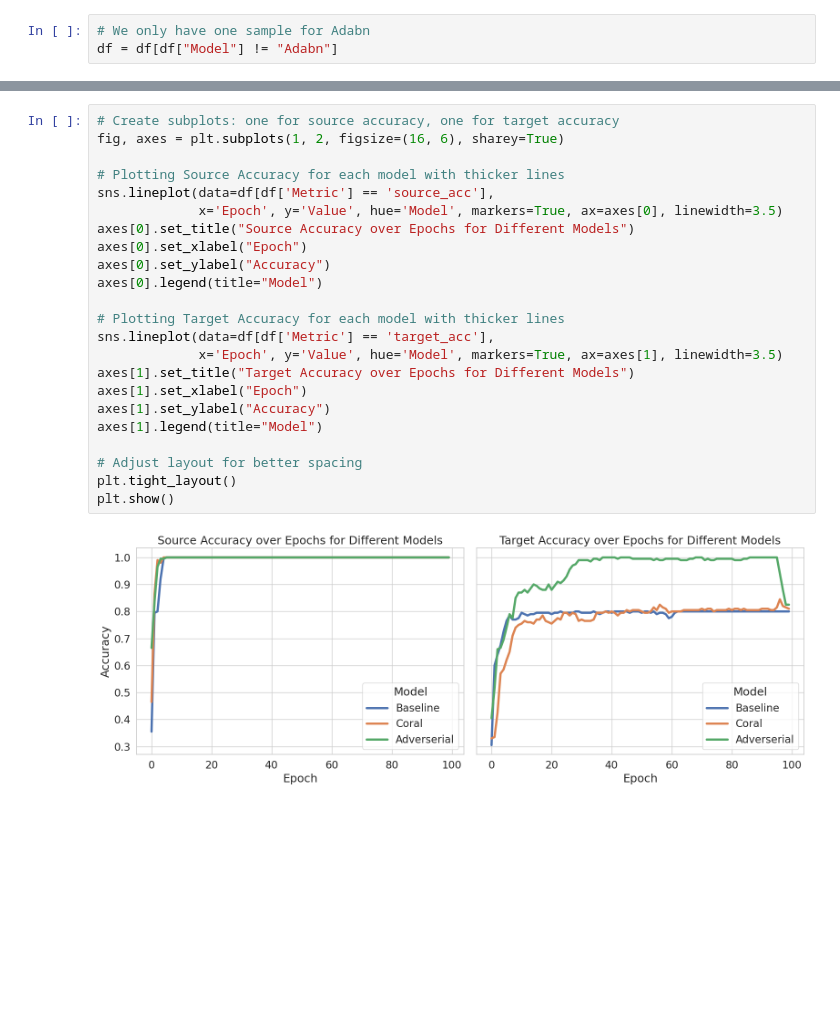
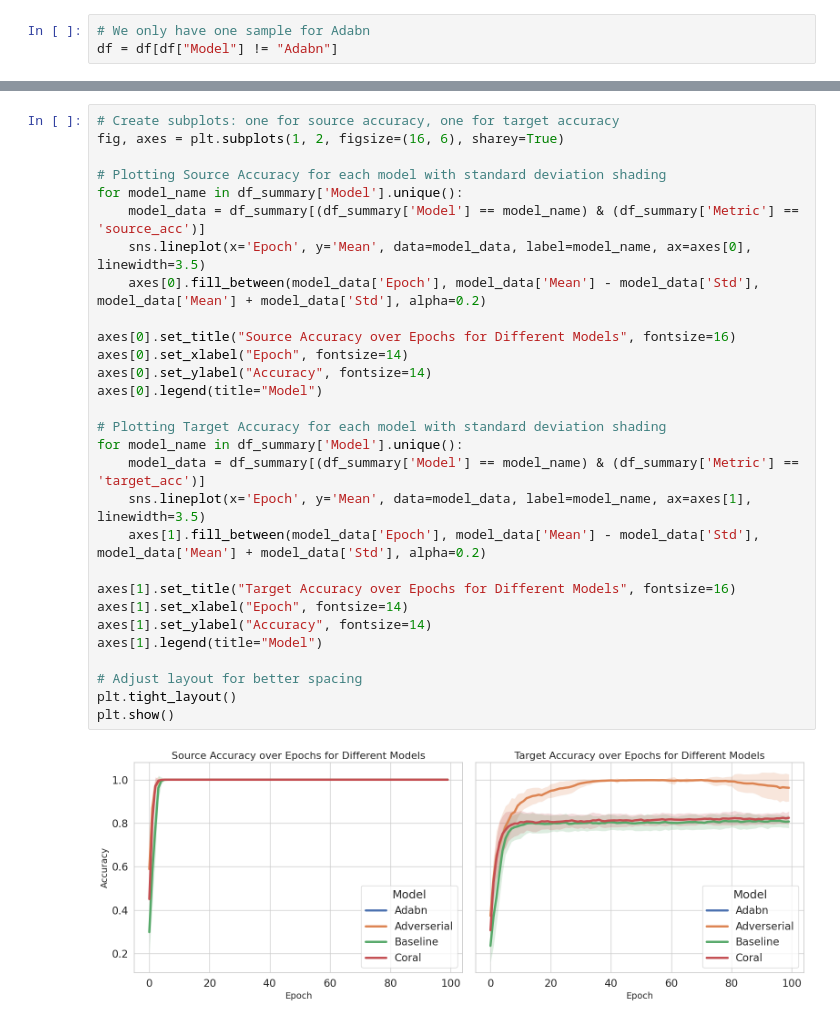
Before and after one commit to lars-quaedvlieg/CIVIL-426-Assignments, a Jupyter notebook: Assignment 4/Excerice/src/analysis.ipynb, the cells around one changed output, grey strips where cells are left out. Saved outputs shown, nothing was run; the diff lists cells and outputs as text; blank space fills up the shorter version.

Commit message:
Add multiple runs data

```diff
--- a/Assignment 4/Excerice/src/analysis.ipynb
+++ b/Assignment 4/Excerice/src/analysis.ipynb
@@ -88,25 +177,31 @@ plt.show()
 # %%
 # Create subplots: one for source accuracy, one for target accuracy
 fig, axes = plt.subplots(1, 2, figsize=(16, 6), sharey=True)
 
-# Plotting Source Accuracy for each model with thicker lines
-sns.lineplot(data=df[df['Metric'] == 'source_acc'],
-             x='Epoch', y='Value', hue='Model', markers=True, ax=axes[0], linewidth=3.5)
-axes[0].set_title("Source Accuracy over Epochs for Different Models")
-axes[0].set_xlabel("Epoch")
-axes[0].set_ylabel("Accuracy")
+# Plotting Source Accuracy for each model with standard deviation shading
+for model_name in df_summary['Model'].unique():
+    model_data = df_summary[(df_summary['Model'] == model_name) & (df_summary['Metric'] == 'source_acc')]
+    sns.lineplot(x='Epoch', y='Mean', data=model_data, label=model_name, ax=axes[0], linewidth=3.5)
+    axes[0].fill_between(model_data['Epoch'], model_data['Mean'] - model_data['Std'], model_data['Mean'] + model_data['Std'], alpha=0.2)
+
+axes[0].set_title("Source Accuracy over Epochs for Different Models", fontsize=16)
+axes[0].set_xlabel("Epoch", fontsize=14)
+axes[0].set_ylabel("Accuracy", fontsize=14)
 axes[0].legend(title="Model")
 
-# Plotting Target Accuracy for each model with thicker lines
-sns.lineplot(data=df[df['Metric'] == 'target_acc'],
-             x='Epoch', y='Value', hue='Model', markers=True, ax=axes[1], linewidth=3.5)
-axes[1].set_title("Target Accuracy over Epochs for Different Models")
-axes[1].set_xlabel("Epoch")
-axes[1].set_ylabel("Accuracy")
+# Plotting Target Accuracy for each model with standard deviation shading
+for model_name in df_summary['Model'].unique():
+    model_data = df_summary[(df_summary['Model'] == model_name) & (df_summary['Metric'] == 'target_acc')]
+    sns.lineplot(x='Epoch', y='Mean', data=model_data, label=model_name, ax=axes[1], linewidth=3.5)
+    axes[1].fill_between(model_data['Epoch'], model_data['Mean'] - model_data['Std'], model_data['Mean'] + model_data['Std'], alpha=0.2)
+
+axes[1].set_title("Target Accuracy over Epochs for Different Models", fontsize=16)
+axes[1].set_xlabel("Epoch", fontsize=14)
+axes[1].set_ylabel("Accuracy", fontsize=14)
 axes[1].legend(title="Model")
 
 # Adjust layout for better spacing
 plt.tight_layout()
 plt.show()
 # %% [output]
-[figure, old version]
+[figure, new version]
```
Also changed, not shown: parts of 4 cells of this notebook, 19 other files.
